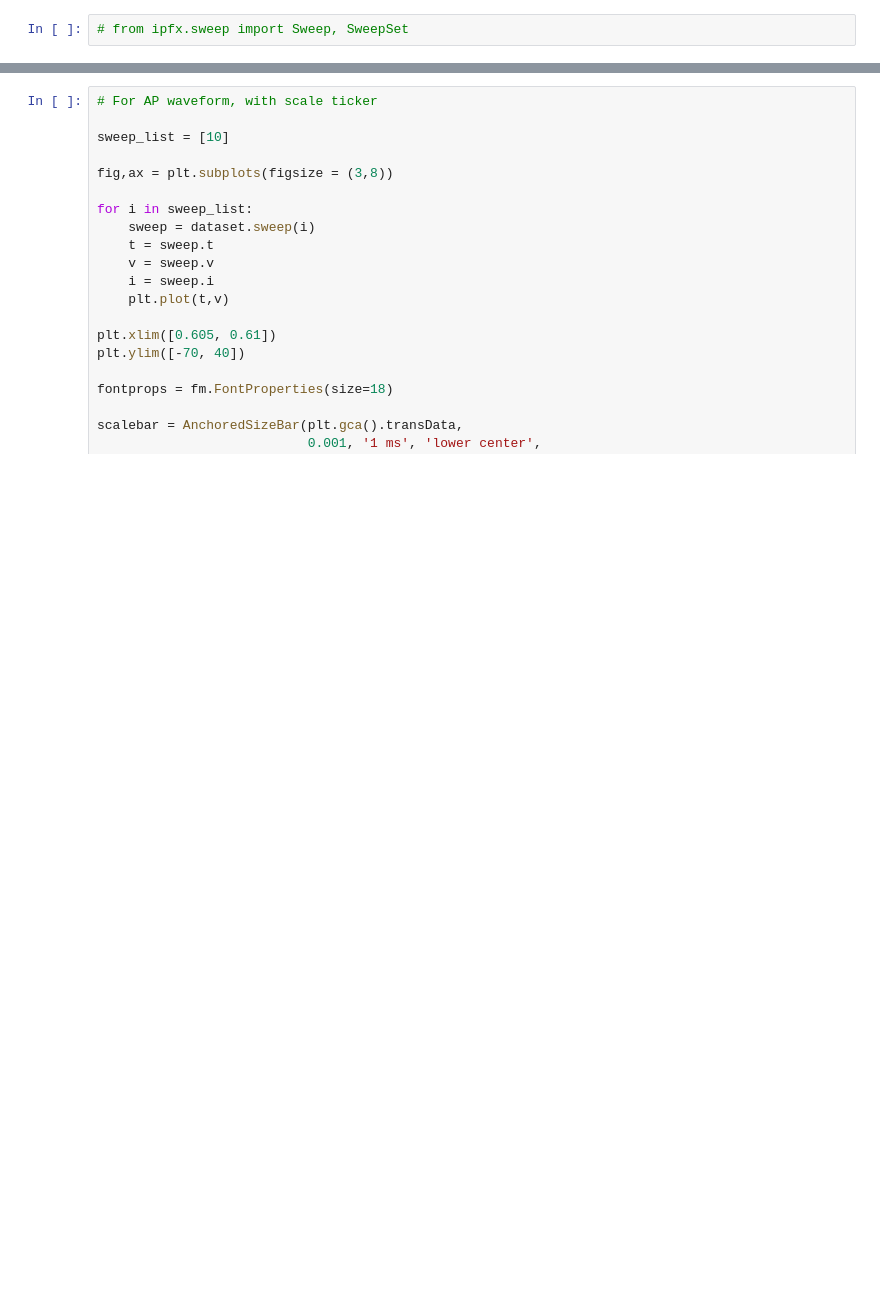
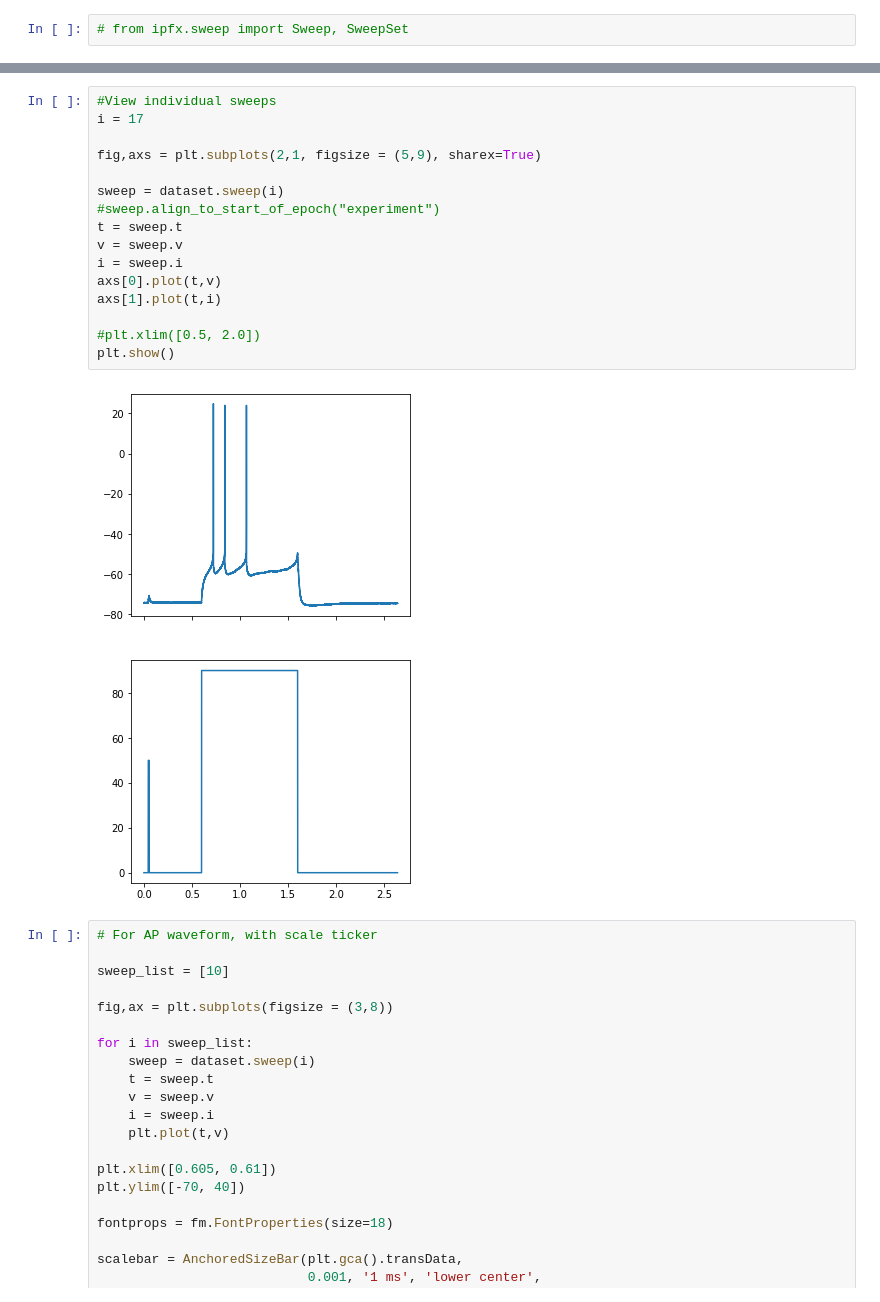
Before and after one commit to xpliu16/celltypes, a Jupyter notebook: IPFX_test.ipynb, the cells around one changed output, grey strips where cells are left out. Cells and saved outputs as stored; diff of their text form; blank space fills up the shorter version.

```diff
--- a/IPFX_test.ipynb
+++ b/IPFX_test.ipynb
@@ -30,3 +144,21 @@ plt.show()
+# %%
+#View individual sweeps
+i = 17
+
+fig,axs = plt.subplots(2,1, figsize = (5,9), sharex=True)
+
+sweep = dataset.sweep(i)
+#sweep.align_to_start_of_epoch("experiment")
+t = sweep.t
+v = sweep.v
+i = sweep.i
+axs[0].plot(t,v)
+axs[1].plot(t,i)
+
+#plt.xlim([0.5, 2.0])
+plt.show()
+# %% [output]
+[figure, added]
 # %%
 # For AP waveform, with scale ticker
 
```
Also changed, not shown: parts of 4 cells of this notebook.
